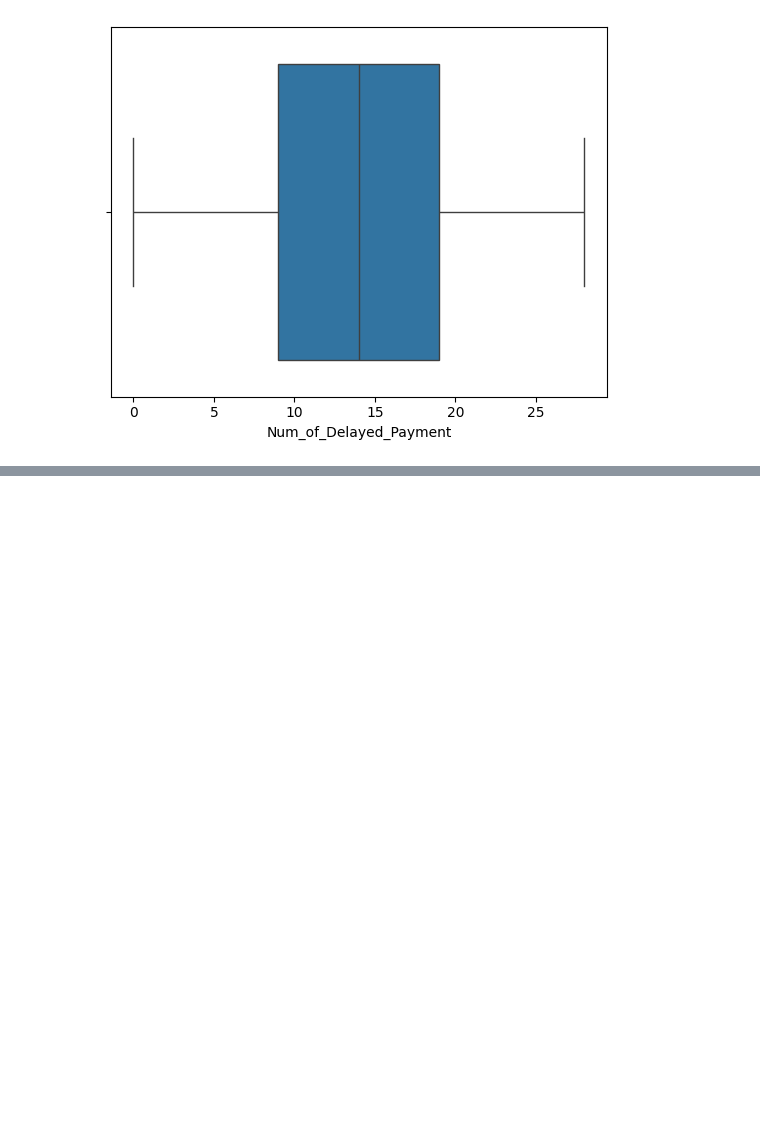
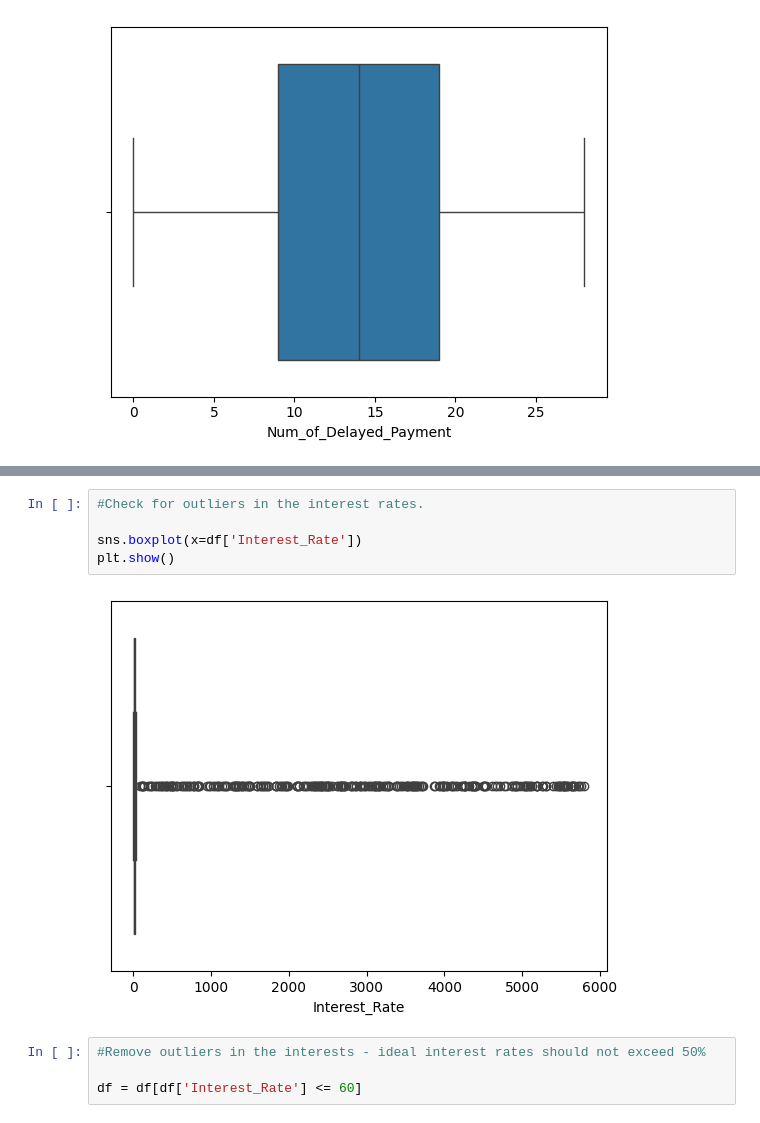
Before and after one commit to wessware/Credit_Risk_Analysis, a Jupyter notebook: credit_score_1.ipynb, the cells around one changed output, grey strips where cells are left out. Cells and saved outputs as stored; diff of their text form; blank space fills up the shorter version.

```diff
--- a/credit_score_1.ipynb
+++ b/credit_score_1.ipynb
@@ -542,0 +573,11 @@ plt.show()
+# %%
+#Check for outliers in the interest rates.
+
+sns.boxplot(x=df['Interest_Rate'])
+plt.show()
+# %% [output]
+[figure, added]
+# %%
+#Remove outliers in the interests - ideal interest rates should not exceed 50%
+
+df = df[df['Interest_Rate'] <= 60]
```
Also changed, not shown: parts of 5 cells of this notebook.
